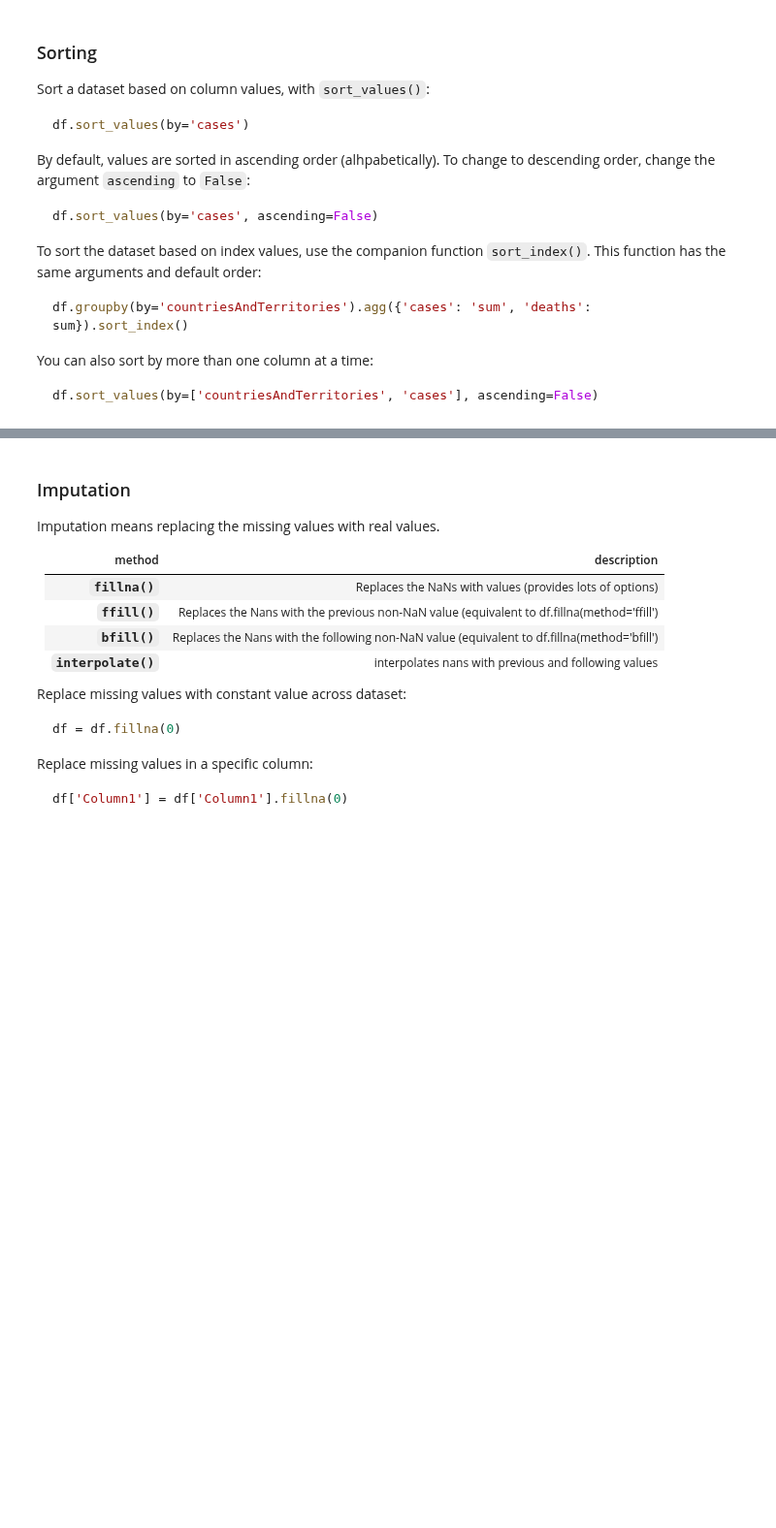
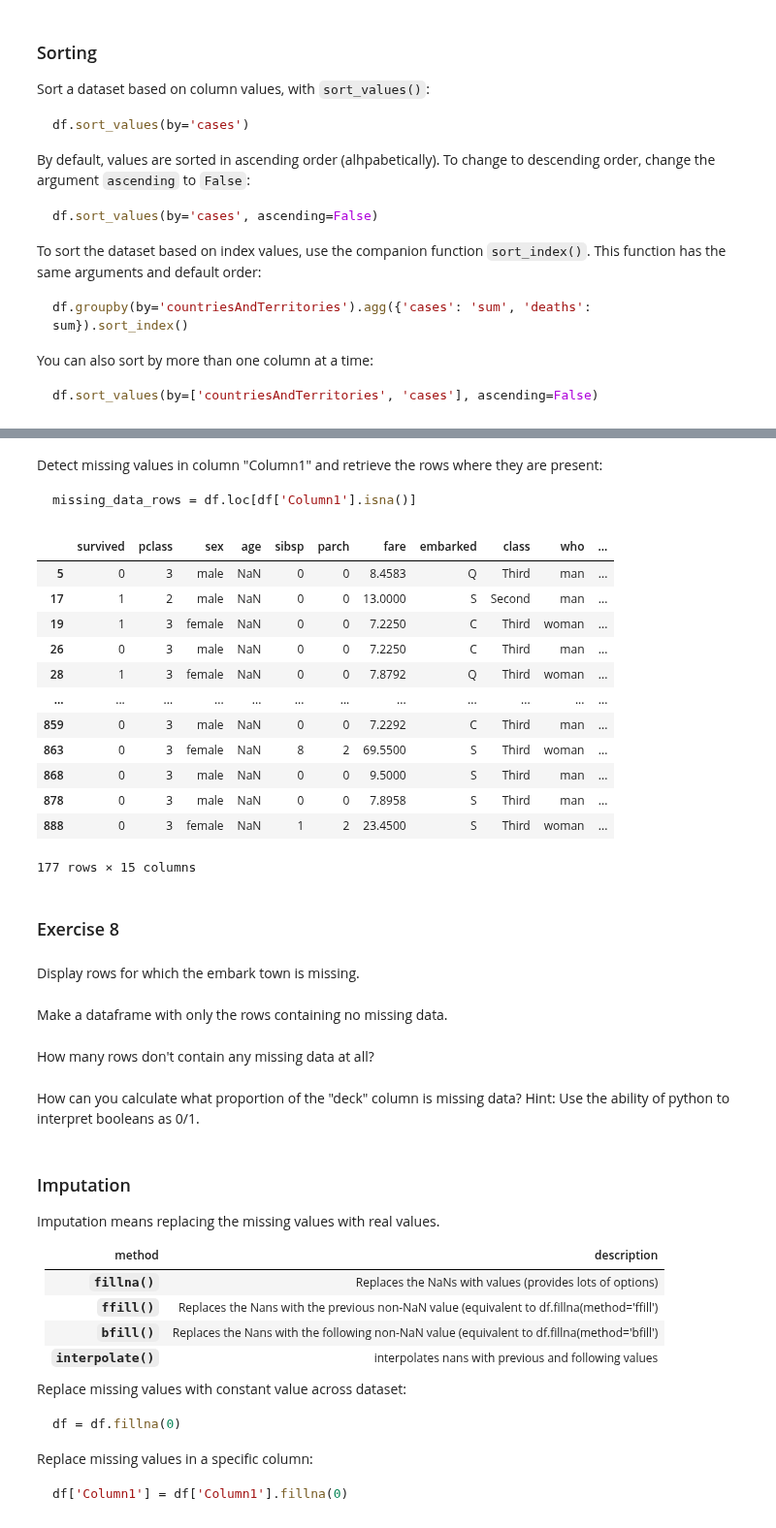
Before and after one commit to Center-for-Health-Data-Science/PythonTsunami, a Jupyter notebook: Pandas/Pandas_HZ.ipynb, the cells around one changed output, grey strips where cells are left out. Shown at 97% size. Saved outputs shown, nothing was run; the diff lists cells and outputs as text; code cells hidden in the pictures; blank space fills up the shorter version.

````diff
--- a/Pandas/Pandas_HZ.ipynb
+++ b/Pandas/Pandas_HZ.ipynb
@@ -870,3 +1020,36 @@ missing_data_rows = df[df['Column1'].isna()]
+# %% [markdown]
+Detect missing values in column "Column1" and retrieve the rows where they are present:
+
+```python
+missing_data_rows = df.loc[df['Column1'].isna()]
+```
+# %%
+age_missing = titanic.loc[titanic['age'].isna()]
+age_missing
+# %% [output]
+|  | survived | pclass | sex | age | sibsp | parch | fare | embarked | class | who | ... |
+| 5 | 0 | 3 | male | NaN | 0 | 0 | 8.4583 | Q | Third | man | ... |
+| 17 | 1 | 2 | male | NaN | 0 | 0 | 13.0000 | S | Second | man | ... |
+| 19 | 1 | 3 | female | NaN | 0 | 0 | 7.2250 | C | Third | woman | ... |
+| 26 | 0 | 3 | male | NaN | 0 | 0 | 7.2250 | C | Third | man | ... |
+| 28 | 1 | 3 | female | NaN | 0 | 0 | 7.8792 | Q | Third | woman | ... |
+| ... | ... | ... | ... | ... | ... | ... | ... | ... | ... | ... | ... |
+| 859 | 0 | 3 | male | NaN | 0 | 0 | 7.2292 | C | Third | man | ... |
+| 863 | 0 | 3 | female | NaN | 8 | 2 | 69.5500 | S | Third | woman | ... |
+| 868 | 0 | 3 | male | NaN | 0 | 0 | 9.5000 | S | Third | man | ... |
+| 878 | 0 | 3 | male | NaN | 0 | 0 | 7.8958 | S | Third | man | ... |
+| 888 | 0 | 3 | female | NaN | 1 | 2 | 23.4500 | S | Third | woman | ... |
+177 rows × 15 columns
+# %% [markdown]
+### Exercise 8
+# %% [markdown]
+Display rows for which the embark town is missing.
+# %% [markdown]
+Make a dataframe with only the rows containing no missing data.
+# %% [markdown]
+How many rows don't contain any missing data at all?
+# %% [markdown]
+How can you calculate what proportion of the "deck" column is missing data? Hint: Use the ability of python to interpret booleans as 0/1.
 # %% [markdown]
 ### Imputation
 
````
Also changed, not shown: parts of 57 cells of this notebook, 1 other file.
